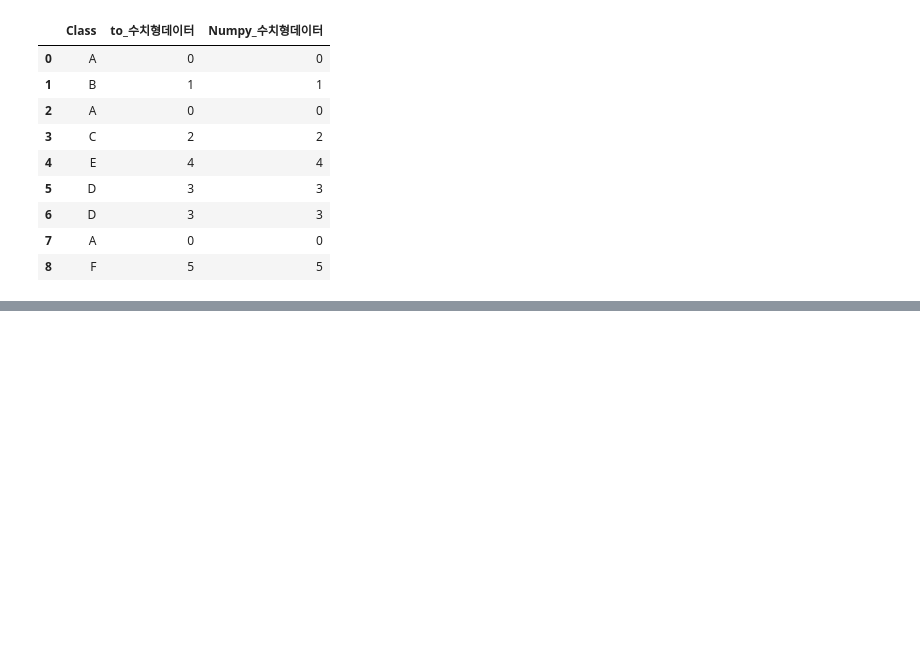
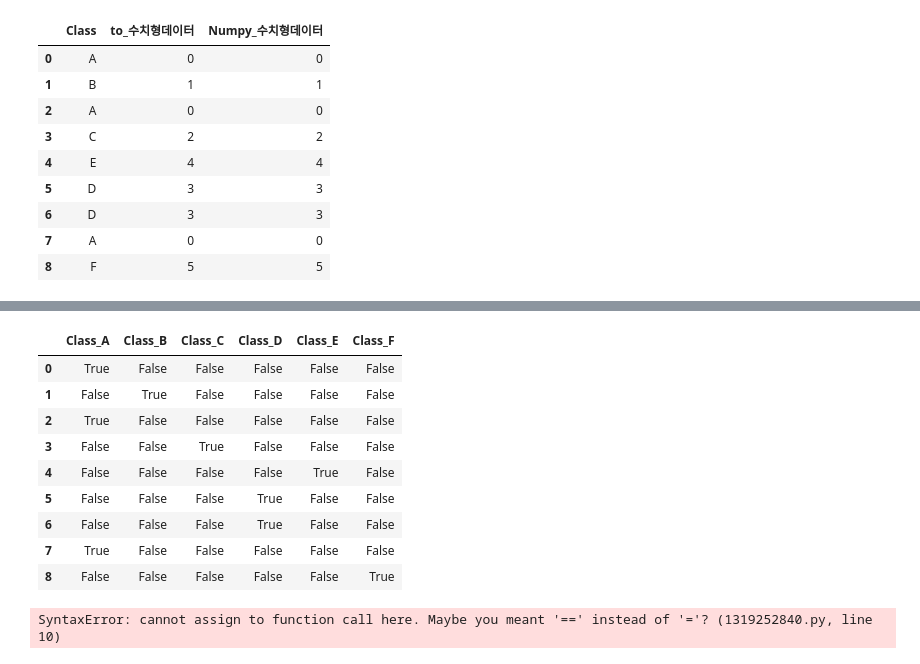
Before and after one commit to bol7979/PY_B_YNU, a Jupyter notebook: 2-3_데이터변환/2_데이터인코딩.ipynb, the cells around one changed output, grey strips where cells are left out. Drawn from its saved outputs; the diff is of its cells as text; code cells hidden in the pictures; blank space fills up the shorter version.

```diff
--- a/2-3_데이터변환/2_데이터인코딩.ipynb
+++ b/2-3_데이터변환/2_데이터인코딩.ipynb
@@ -110,0 +181,32 @@ df
+# %%
+pd.get_dummies(df, drop_first=True)
+# %% [output]
+|  | Class_A | Class_B | Class_C | Class_D | Class_E | Class_F |
+| 0 | True | False | False | False | False | False |
+| 1 | False | True | False | False | False | False |
+| 2 | True | False | False | False | False | False |
+| 3 | False | False | True | False | False | False |
+| 4 | False | False | False | False | True | False |
+| 5 | False | False | False | True | False | False |
+| 6 | False | False | False | True | False | False |
+| 7 | True | False | False | False | False | False |
+| 8 | False | False | False | False | False | True |
+# %%
+#numpy를 이용한 원핫인코딩
+
+import numpy as np
+
+obj = {
+    "Class": ["A", "B", "A", "C", "E", "D", "D", "A", "F"]
+}
+
+df = pd.DataFrame(obj)
+df("Class_B") = np.where(df["Class"] == "B", 1, 0)
+df("Class_C") = np.where(df["Class"] == "C", 1, 0)
+df("Class_D") = np.where(df["Class"] == "D", 1, 0)
+df("Class_E") = np.where(df["Class"] == "E", 1, 0)
+df("Class_F") = np.where(df["Class"] == "F", 1, 0)
+
+df
+# %% [output]
+SyntaxError: cannot assign to function call here. Maybe you meant '==' instead of '='? (1319252840.py, line 10)
```
Also changed, not shown: parts of 6 cells of this notebook.
